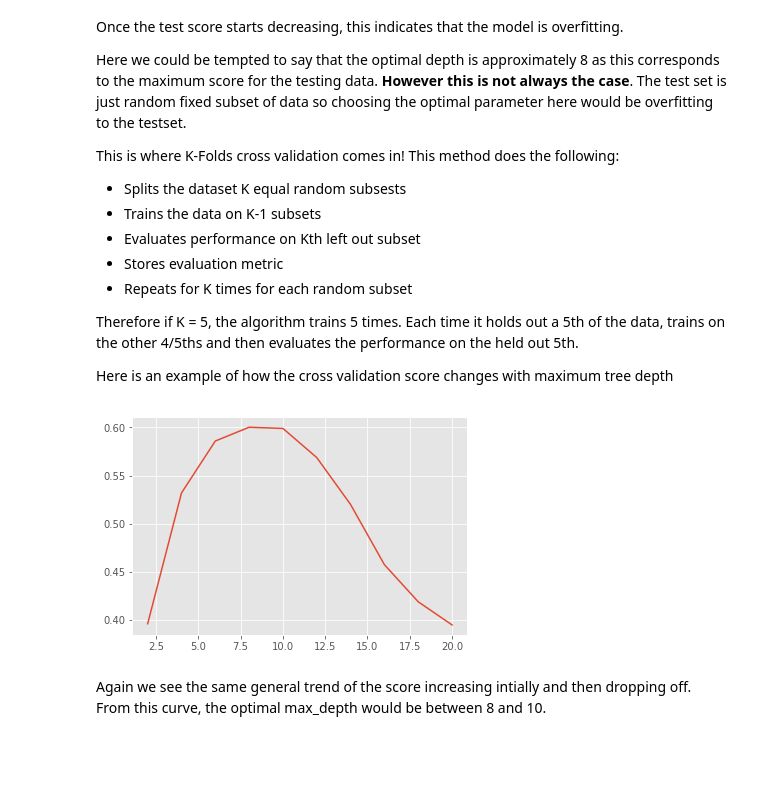
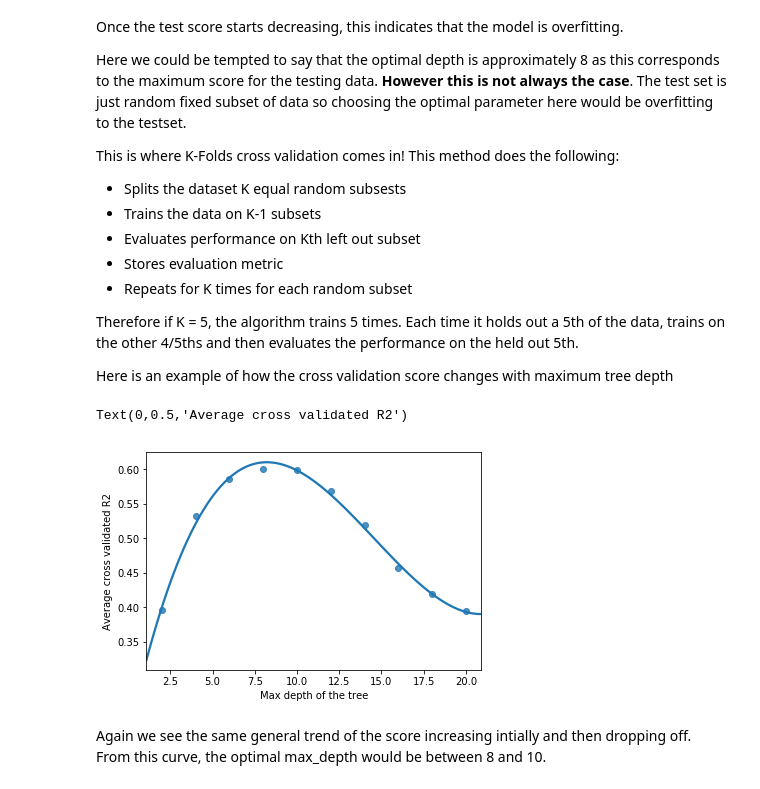
Before and after one commit to DeltaAnalytics/machine_learning_for_good, a Jupyter notebook: module_4_decision_trees/4_1_decision_trees.ipynb, the cells around one changed output. Drawn from its saved outputs; the diff is of its cells as text; code cells hidden in the pictures; blank space fills up the shorter version.

```diff
--- a/module_4_decision_trees/4_1_decision_trees.ipynb
+++ b/module_4_decision_trees/4_1_decision_trees.ipynb
@@ -411,11 +415,14 @@ for i in range(len(depth_range)):
     cv_scores = cross_val_score(dt_regressor, X_train, y_train,cv=5, n_jobs=-1)
     # calculate mean cross validation score and save
     scores_cv[i] = np.mean(cv_scores)
-# plot results
-plt.plot(depth_range, scores_cv)
-plt.show()
-# %% [output]
-[figure, removed]
+# %%
+# plot results
+ax = sns.regplot(x=depth_range, y=scores_cv, ci=None, order=3)
+ax.set_xlabel('Max depth of the tree')
+ax.set_ylabel('Average cross validated R2')
+# %% [output]
+Text(0,0.5,'Average cross validated R2')
+[figure, added]
 # %% [markdown]
 Again we see the same general trend of the score increasing intially and then dropping off. From this curve, the optimal max_depth would be between 8 and 10.
 # %% [markdown]
```
Also changed, not shown: parts of 18 cells of this notebook, 1 other file.
